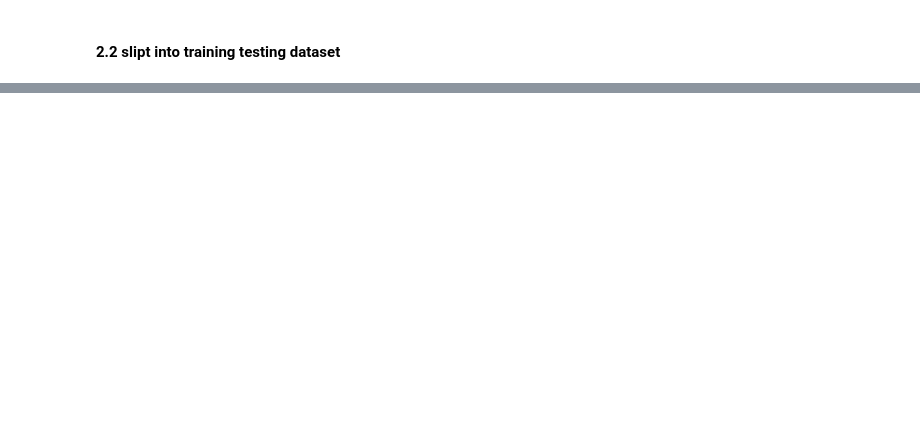
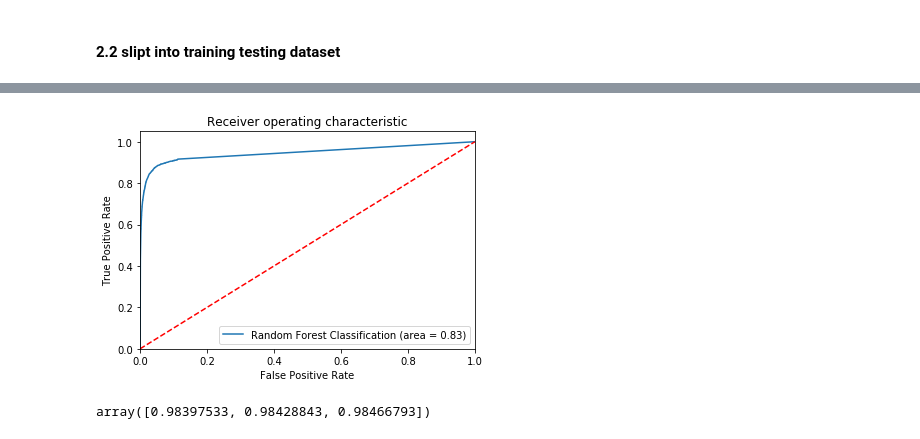
Before and after one commit to crazywiden/Leetcode_daily_submit, a Jupyter notebook: 20e/Conversion_data_20e.ipynb, the cells around one changed output, grey strips where cells are left out. Cells and saved outputs as stored; diff of their text form; code cells hidden in the pictures; blank space fills up the shorter version.

```diff
--- a/20e/Conversion_data_20e.ipynb
+++ b/20e/Conversion_data_20e.ipynb
@@ -348,0 +447,3 @@ plt.show()
+# %%
+model_rf = RandomForestClassifier(n_estimators=100,random_state = 42)
+model_rf.fit(X_train, y_train)
@@ -348,0 +480,21 @@ plt.show()
+# %%
+logit_roc_auc = roc_auc_score(y_test, model_rf.predict(X_test))
+fpr_rf, tpr_rf, thresholds_log = roc_curve(y_test, model_rf.predict_proba(X_test)[:,1])
+plt.figure()
+plt.plot(fpr_rf, tpr_rf, label='Random Forest Classification (area = %0.2f)' % logit_roc_auc)
+plt.plot([0, 1], [0, 1],'r--')
+plt.xlim([0.0, 1.0])
+plt.ylim([0.0, 1.05])
+plt.xlabel('False Positive Rate')
+plt.ylabel('True Positive Rate')
+plt.title('Receiver operating characteristic')
+plt.legend(loc="lower right")
+plt.savefig('Log_ROC')
+plt.show()
+# %% [output]
+[figure, added]
+# %%
+cv_results_rf = cross_validate(model_rf, X, y, cv=3)
+cv_results_rf['test_score']
+# %% [output]
+array([0.98397533, 0.98428843, 0.98466793])
```
Also changed, not shown: parts of 50 cells of this notebook.
